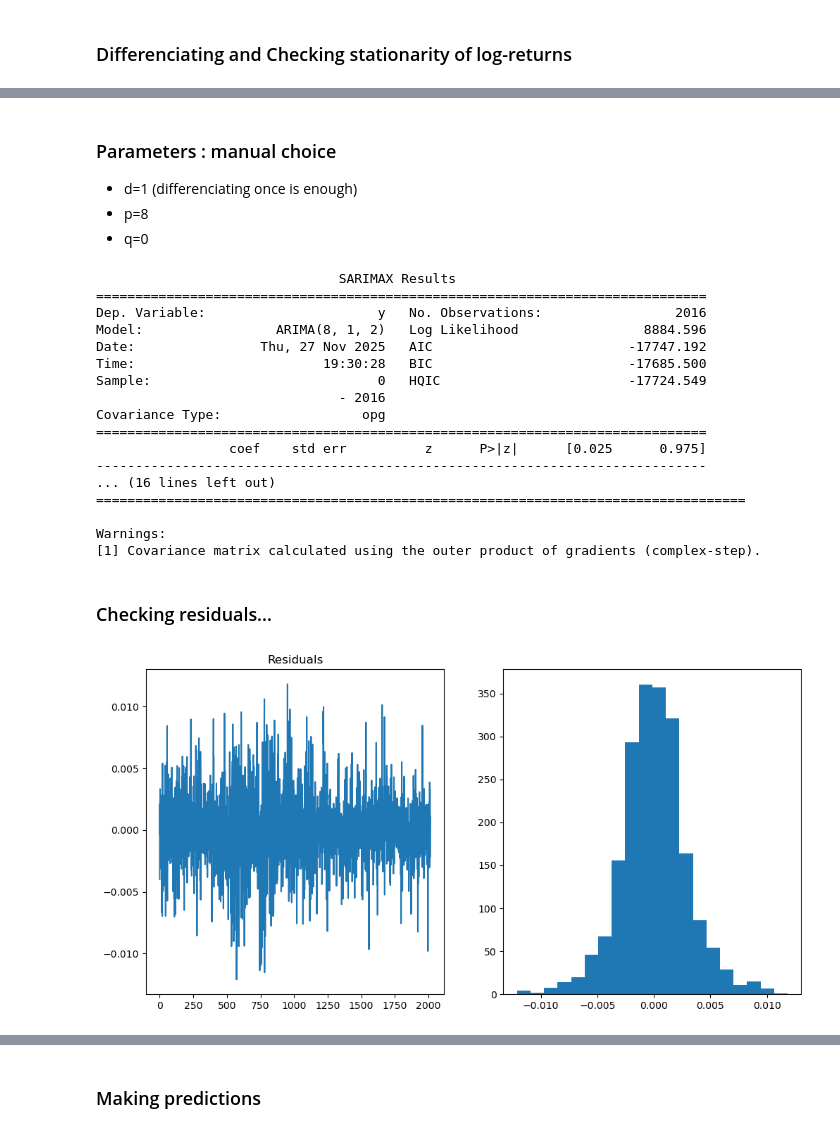
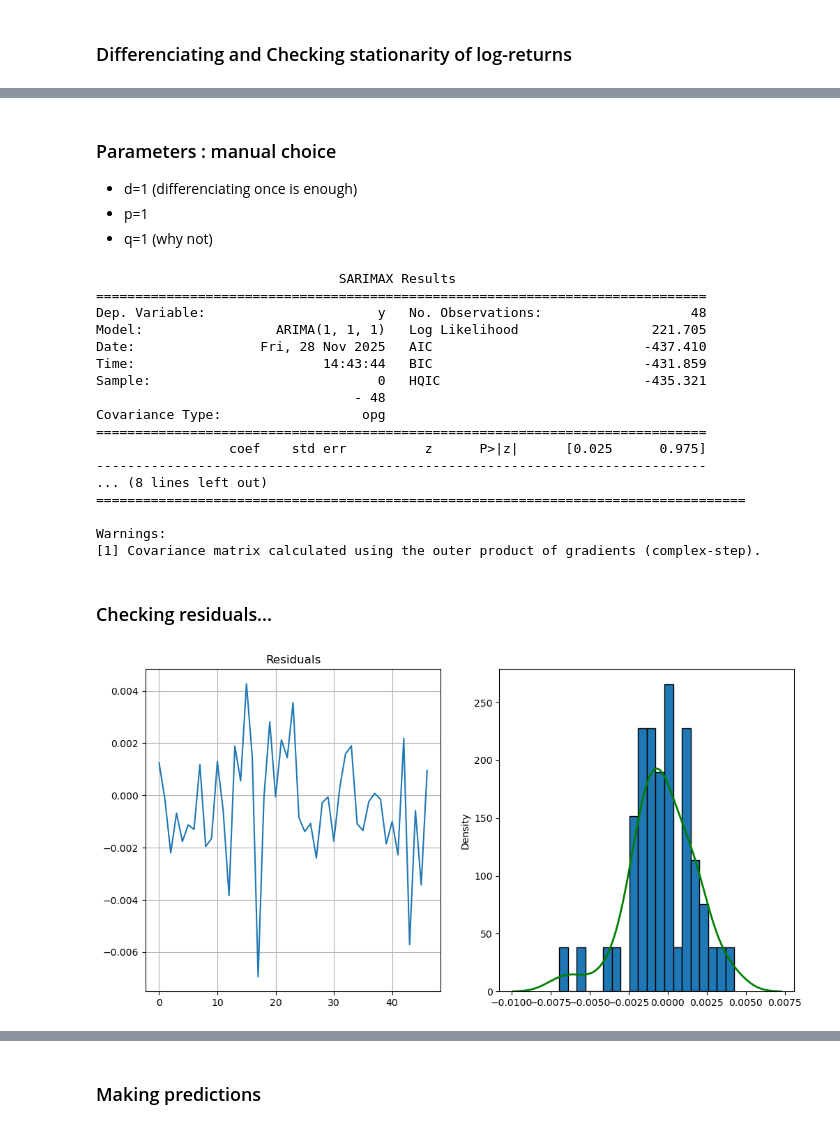
Before and after one commit to BenjaminDeporte/Portfolio, a Jupyter notebook: BTC/notebooks/Forecast_Baseline_ARIMA.ipynb, the cells around one changed output, grey strips where cells are left out. Cells and saved outputs as stored; diff of their text form; code cells hidden in the pictures.

Commit message:
ARIMA models finished

```diff
--- a/BTC/notebooks/Forecast_Baseline_ARIMA.ipynb
+++ b/BTC/notebooks/Forecast_Baseline_ARIMA.ipynb
@@ -25,7 +27,7 @@ Create Datasets
 
 params = {
     "1d" : ("/home/benjamin/Folders_Python/Portfolio/BTC/data/extract/outputBTCUSDT-2021-1-1-2025-11-24-1d.csv", 90, 7), # forecast next 7 days with past 90 days
-    "1h" : ("/home/benjamin/Folders_Python/Portfolio/BTC/data/extract/outputBTCUSDT-2021-1-1-2025-11-24-1h.csv", 168, 6), # forecast next 6 hours with past 168 hours (7 days)
+    "1h" : ("/home/benjamin/Folders_Python/Portfolio/BTC/data/extract/outputBTCUSDT-2021-1-1-2025-11-24-1h.csv", 48, 6), # forecast next 6 hours with past 48 hours (2 days)
     "5m" : ("/home/benjamin/Folders_Python/Portfolio/BTC/data/extract/outputBTCUSDT-2021-1-1-2025-11-24-5m.csv", 2016, 144), # forecast next 12*12*5min (12 hours) with past 7 days * 24 hours * 12 * 5 min
 }
 # %%
@@ -116,7 +118,7 @@ for timeframe in timeframes:
 # %%
 # Picking an example time series
 
-timeframe = "5m"  # pick a time frame among "1d", "1h", "5m"
+timeframe = "1h"  # pick a time frame among "1d", "1h", "5m"
 X_logs, Y_logs = data_logs[timeframe]
 id = np.random.choice(len(X_logs))
 
@@ -251,26 +249,26 @@ pacf_original = plot_pacf(diff, lags=20, title='PACF of Differenciated Log retur
 # %% [markdown]
 ### Parameters : manual choice
 - d=1 (differenciating once is enough)
-- p=8
-- q=0
+- p=1
+- q=1 (why not)
 # %%
-manual_model = ARIMA(X, order=(8,1,2))
+manual_model = ARIMA(X, order=(1,1,1))
 manual_model_fit = manual_model.fit()
 print(manual_model_fit.summary())
 # %% [output]
                                SARIMAX Results
 ==============================================================================
-Dep. Variable:                      y   No. Observations:                 2016
-Model:                 ARIMA(8, 1, 2)   Log Likelihood                8884.596
-Date:                Thu, 27 Nov 2025   AIC                         -17747.192
-Time:                        19:30:28   BIC                         -17685.500
-Sample:                             0   HQIC                        -17724.549
-                               - 2016
+Dep. Variable:                      y   No. Observations:                   48
+Model:                 ARIMA(1, 1, 1)   Log Likelihood                 221.705
+Date:                Fri, 28 Nov 2025   AIC                           -437.410
+Time:                        14:43:44   BIC                           -431.859
+Sample:                             0   HQIC                          -435.321
+                                 - 48
 Covariance Type:                  opg
 ==============================================================================
                  coef    std err          z      P>|z|      [0.025      0.975]
 ------------------------------------------------------------------------------
-... (16 lines left out)
+... (8 lines left out)
 ===================================================================================
 
 Warnings:
@@ -280,12 +278,14 @@ Warnings:
 # %%
 residuals = manual_model_fit.resid[1:]  # skip first NaN value
 fig, ax = plt.subplots(nrows=1, ncols=2, figsize=(12, 6))
 ax[0].plot(residuals)
 ax[0].set_title("Residuals")
-ax[1].hist(residuals, bins=20)
+ax[0].grid()
+ax[1].hist(residuals, bins=20, edgecolor='black', density=True)
+sns.kdeplot(residuals, ax=ax[1], color='green', lw=2, fill=False)  # use fill=True, alpha=0.3 to fill
 plt.show()
 # %% [output]
-[figure, old version]
+[figure, new version]
 # %%
 acf_resid = plot_acf(residuals, lags=40)
 pacf_resid = plot_pacf(residuals, lags=20)
```
Also changed, not shown: parts of 20 cells of this notebook.
